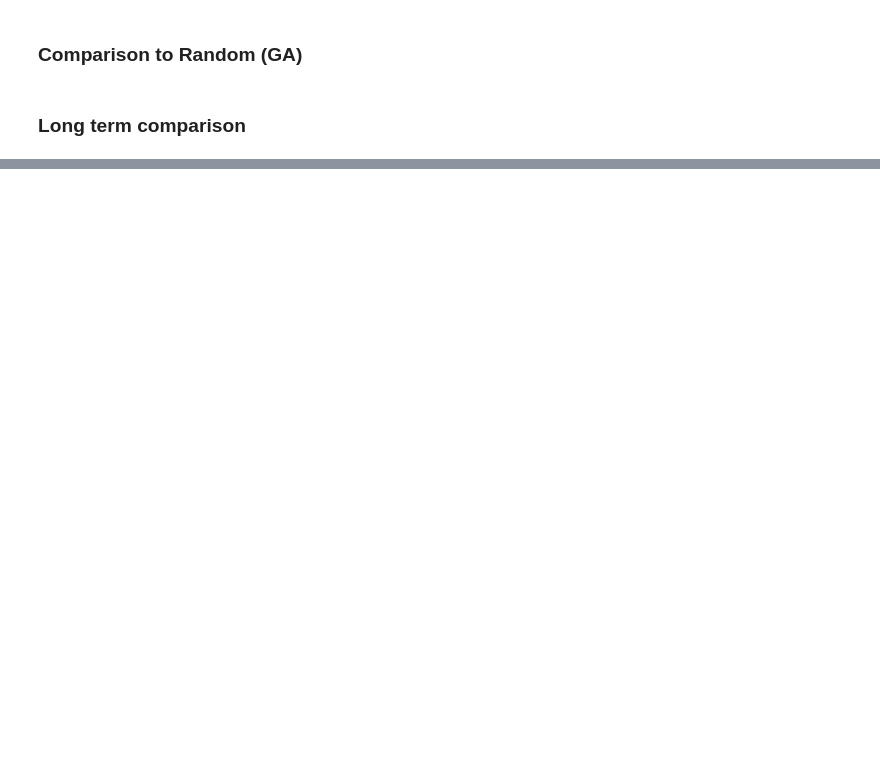
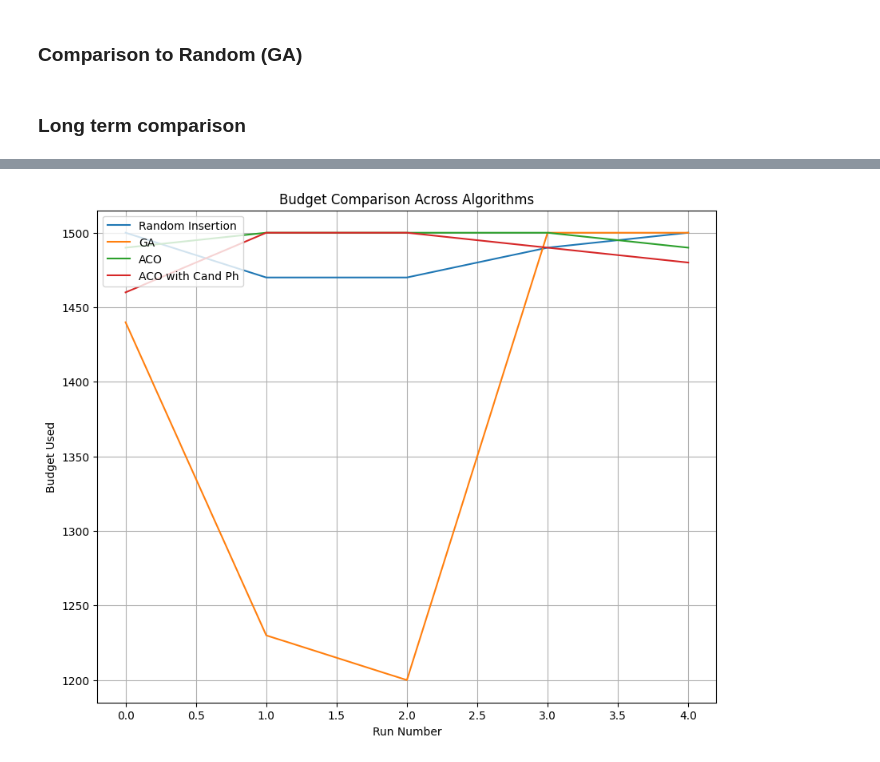
Before and after one commit to liooxes/CO3, a Jupyter notebook: UHI_zeltnwil.ipynb, the cells around one changed output, grey strips where cells are left out. Saved outputs shown, nothing was run; the diff lists cells and outputs as text; code cells hidden in the pictures; blank space fills up the shorter version.

```diff
--- a/UHI_zeltnwil.ipynb
+++ b/UHI_zeltnwil.ipynb
@@ -1286,0 +1165,21 @@ plt.show()
+# %%
+# Data storage for statistics of each run
+algorithms = ['Random Insertion', 'GA', 'ACO', 'ACO with Cand Ph']
+
+# Create figure and axis for each plot
+fig, axs = plt.subplots(1, 1, figsize=(10, 8))
+
+# Budget Plot
+for i, algorithm in enumerate(algorithms):
+    budgets = [x[0] for x in stats[i]]  # Extracting the budgets for each algorithm
+    axs.plot(range(runs), budgets, label=algorithm)
+
+axs.set_title('Budget Comparison Across Algorithms')
+axs.set_xlabel('Run Number')
+axs.set_ylabel('Budget Used')
+axs.legend(loc='upper left')
+axs.grid(True)
+
+plt.show()
+# %% [output]
+[figure, added]
```
Also changed, not shown: parts of 15 cells of this notebook.
